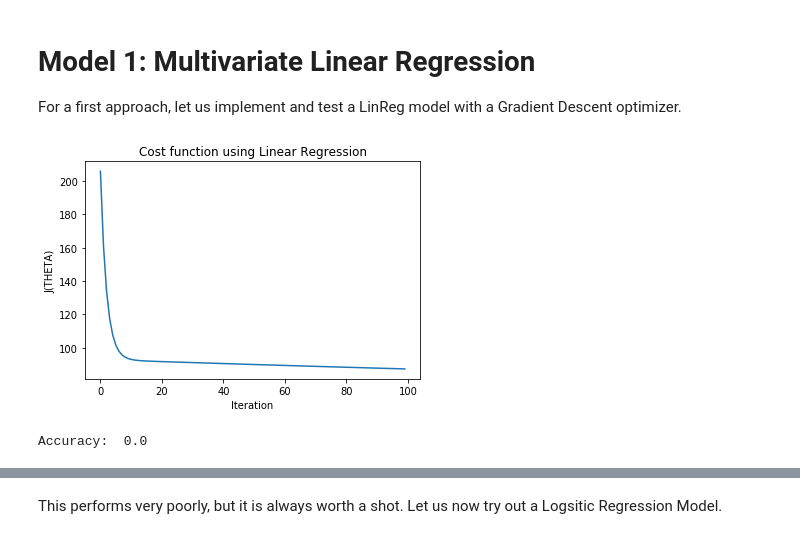
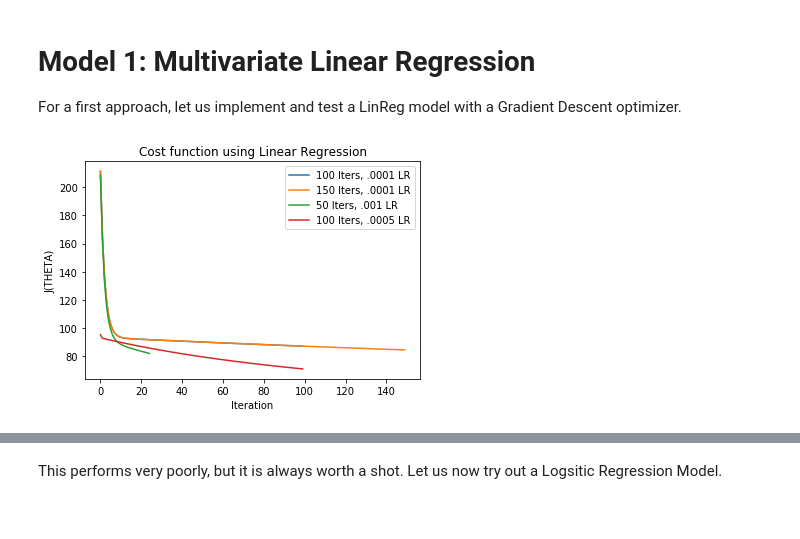
Before and after one commit to tiagoleonmelo/face-recognition, a Jupyter notebook: Face Recognition.ipynb, the cells around one changed output, grey strips where cells are left out. Saved outputs shown, nothing was run; the diff lists cells and outputs as text; code cells hidden in the pictures.

```diff
--- a/Face Recognition.ipynb
+++ b/Face Recognition.ipynb
@@ -252,15 +252,24 @@ train_labels = X_train[:, -1]
 train_labels = train_labels.reshape((train_labels.shape[0], 1))
 
 #theta, J_history = gradient_descent(train_examples, train_labels,theta, 0.0001, 100000) # 0.07317 acc
-lin_theta, lin_J_history = gradient_descent(np.append(train_examples, np.ones((X_train.shape[0], 1)), axis=1), train_labels,lin_theta, 0.0001, 100)
+lin_theta1, lin_J_history1 = gradient_descent(np.append(train_examples, np.ones((X_train.shape[0], 1)), axis=1), train_labels,lin_theta, 0.0001, 100)
+lin_theta2, lin_J_history2 = gradient_descent(np.append(train_examples, np.ones((X_train.shape[0], 1)), axis=1), train_labels,lin_theta, 0.0001, 150)
+lin_theta3, lin_J_history3 = gradient_descent(np.append(train_examples, np.ones((X_train.shape[0], 1)), axis=1), train_labels,lin_theta, 0.0008, 25)
+lin_theta4, lin_J_history4 = gradient_descent(np.append(train_examples, np.ones((X_train.shape[0], 1)), axis=1), train_labels,lin_theta, 0.0005, 100)
 # %%
-plt.plot(lin_J_history)
+plt.plot(lin_J_history1)
+plt.plot(lin_J_history2)
+plt.plot(lin_J_history3)
+plt.plot(lin_J_history4)
+
+plt.legend(["100 Iters, .0001 LR", "150 Iters, .0001 LR", "50 Iters, .0008 LR", "100 Iters, .0005 LR"])
+
 plt.title("Cost function using Linear Regression")
 plt.xlabel("Iteration")
 plt.ylabel("J(THETA)")
 plt.show()
 # %% [output]
-[figure, old version]
+[figure, new version]
 # %%
 def predict(X,theta):
     """
@@ -272,14 +281,13 @@ def predict(X,theta):
     return h[0]
 # %%
 # Validate and fetch an accuracy for this model
-hits = 0
+def validate_linear(valid_set, theta):
+    hits = 0
 
-for v in X_valid:
-    vec = np.append(v[:-1], np.ones((1, 1)))
-    predicted = predict(vec, lin_theta)
-    if int(predicted) == int(v[-1]):
-        hits += 1
+    for v in valid_set:
+        vec = np.append(v[:-1], np.ones((1, 1)))
+        predicted = predict(vec, theta)
+        if int(predicted) == int(v[-1]):
+            hits += 1
 
-print("Accuracy: ", hits / X_valid.shape[0])
+    return hits, hits / valid_set.shape[0]
-# %% [output]
-Accuracy:  0.0
```
Also changed, not shown: parts of 28 cells of this notebook.
